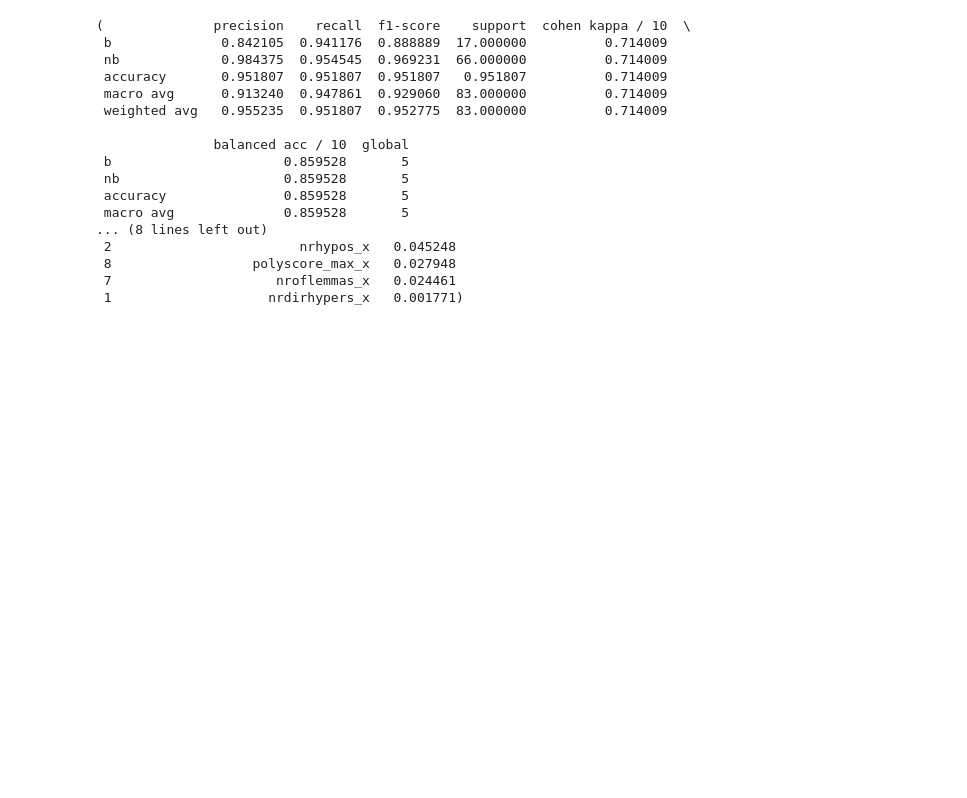
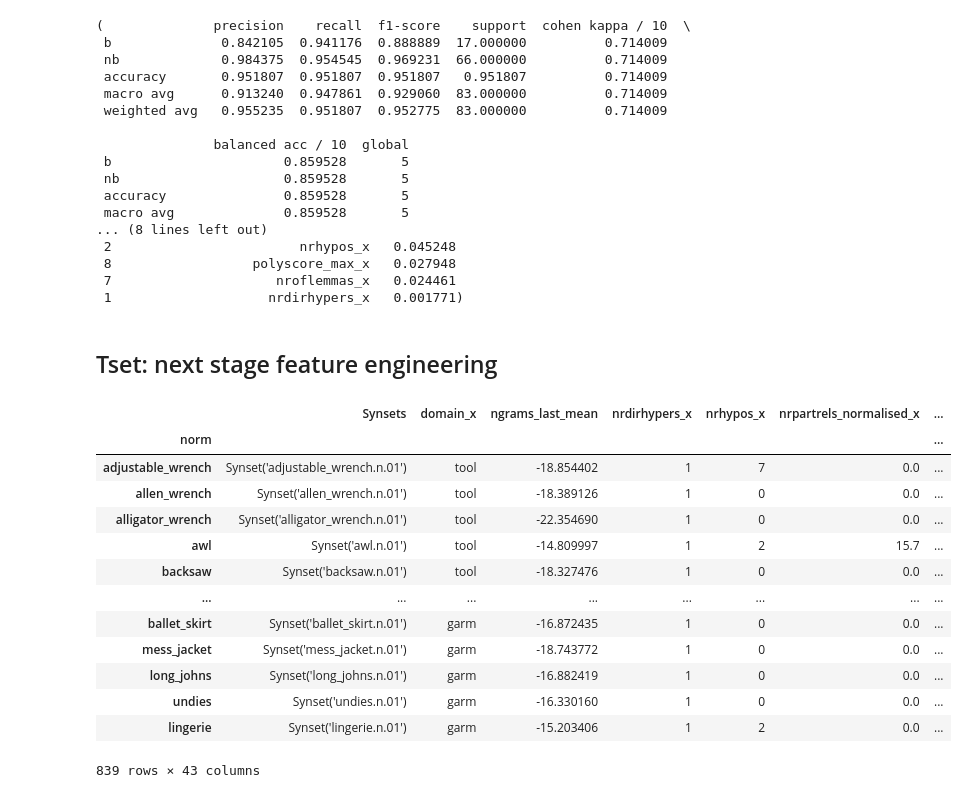
Before and after one commit to DanferWang/Basic_Level_work, a Jupyter notebook: corpora_size/GlobalModel.ipynb, the cells around one changed output. Saved outputs shown, nothing was run; the diff lists cells and outputs as text; code cells hidden in the pictures; blank space fills up the shorter version.

Commit message:
2 nd feature engineering

```diff
--- a/corpora_size/GlobalModel.ipynb
+++ b/corpora_size/GlobalModel.ipynb
@@ -297,3 +314,32 @@ global_model_test(data, features, sized_corpora, target)
  8                  polyscore_max_x   0.027948
  7                     nroflemmas_x   0.024461
  1                    nrdirhypers_x   0.001771)
+# %% [markdown]
+## Tset: next stage feature engineering
+# %%
+# read the pre-processed data all agreed
+data = pd.read_csv('./next_stage_size_differential_features.csv', index_col=0)
+
+# generate the local dataframe for different domains
+local_fruit = data.loc[data['domain_x']=='fruit'].reset_index()
+local_tool = data.loc[data['domain_x']=='tool'].reset_index()
+local_music = data.loc[data['domain_x']=='music'].reset_index()
+local_furniture = data.loc[data['domain_x']=='furn'].reset_index()
+local_garments = data.loc[data['domain_x']=='garm'].reset_index()
+
+data
+# %% [output]
+|  | Synsets | domain_x | ngrams_last_mean | nrdirhypers_x | nrhypos_x | nrpartrels_normalised_x | ... |
+| norm |  |  |  |  |  |  | ... |
+| adjustable_wrench | Synset('adjustable_wrench.n.01') | tool | -18.854402 | 1 | 7 | 0.0 | ... |
+| allen_wrench | Synset('allen_wrench.n.01') | tool | -18.389126 | 1 | 0 | 0.0 | ... |
+| alligator_wrench | Synset('alligator_wrench.n.01') | tool | -22.354690 | 1 | 0 | 0.0 | ... |
+| awl | Synset('awl.n.01') | tool | -14.809997 | 1 | 2 | 15.7 | ... |
+| backsaw | Synset('backsaw.n.01') | tool | -18.327476 | 1 | 0 | 0.0 | ... |
+| ... | ... | ... | ... | ... | ... | ... | ... |
+| ballet_skirt | Synset('ballet_skirt.n.01') | garm | -16.872435 | 1 | 0 | 0.0 | ... |
+| mess_jacket | Synset('mess_jacket.n.01') | garm | -18.743772 | 1 | 0 | 0.0 | ... |
+| long_johns | Synset('long_johns.n.01') | garm | -16.882419 | 1 | 0 | 0.0 | ... |
+| undies | Synset('undies.n.01') | garm | -16.330160 | 1 | 0 | 0.0 | ... |
+| lingerie | Synset('lingerie.n.01') | garm | -15.203406 | 1 | 2 | 0.0 | ... |
+839 rows × 43 columns
```
Also changed, not shown: parts of 7 cells of this notebook, 6 other files.
